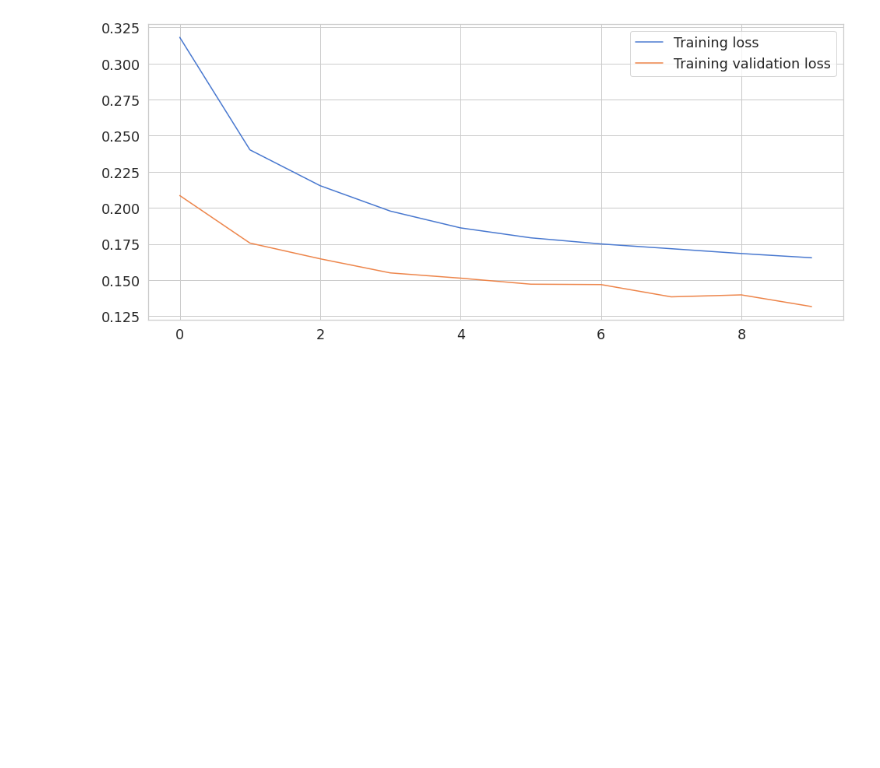
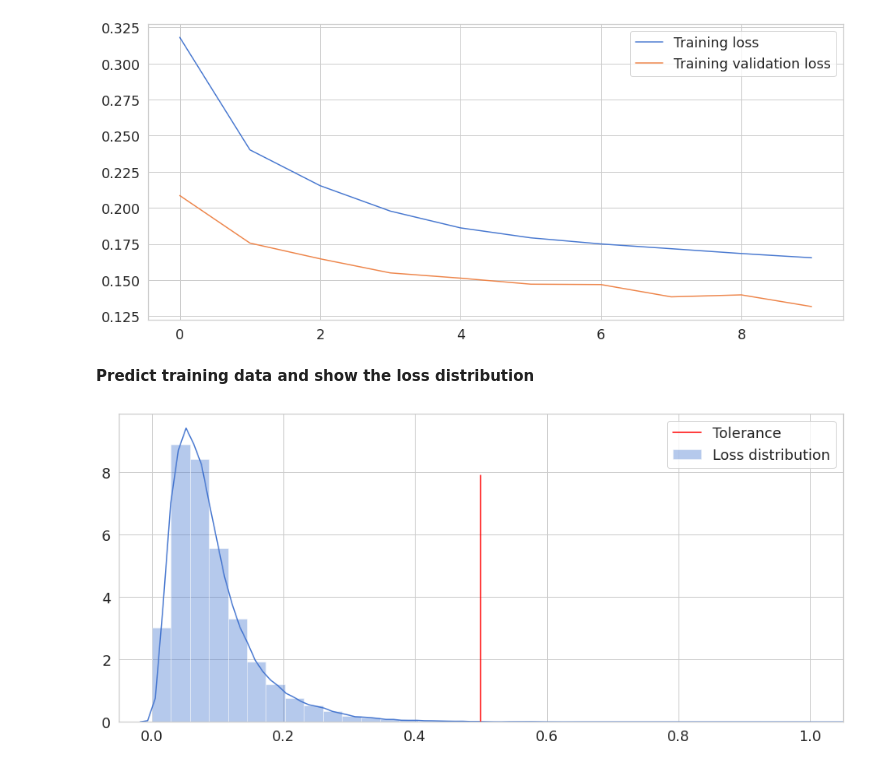
Before and after one commit to RadekBuczkowski/anomaly_detection, a Jupyter notebook: Untitled.ipynb, the cells around one changed output. Saved outputs shown, nothing was run; the diff lists cells and outputs as text; code cells hidden in the pictures; blank space fills up the shorter version.

```diff
--- a/Untitled.ipynb
+++ b/Untitled.ipynb
@@ -296,3 +296,69 @@ plt.legend()
 plt.show()
 # %% [output]
 [figure]
+# %% [markdown]
+**Predict training data and show the loss distribution**
+# %%
+# difference between each step and its immediate predecessor to get more
+# sensitivity to peaks (1=max) or flats (0=max)
+def StepDifference(data, peak_sensitivity=1.0):
+    result = data.copy()
+    for i in range(data.shape[0]):
+        for j in range(data.shape[1]):
+            result[i, j] -= (data[i, j - 1] if j > 0 else \
+                             (data[i - 1, 0] if i > 0 else 0.0)) * peak_sensitivity
+    return result
+
+
+# average every 3 consecutive steps to compensate for horizontal fluctuations
+# because of step quantization
+def StepAverage(data):
+    result = data.copy()
+    for i in range(data.shape[0]):
+        for j in range(data.shape[1]):
+            previous = data[i, j - 1] if j > 0 else \
+                        (data[i - 1, 0] if i > 0 else data[i, j])
+            next = data[i, j + 1] if j < data.shape[1] - 1 else 0.0
+            result[i, j] = (previous + data[i, j] * 2 + next) / (4.0
+                              if j < data.shape[1] - 1 else 3.0)
+    return result
+
+
+# predict future steps for each step in X_data, and calculate prediction loss
+# from the first predicted steps
+def PredictData(X_data, model, scaler, loss_step_count=ANOMALY_STEP_COUNT,
+                peak_sensitivity=ANOMALY_PEAK_SENSITIVITY):
+    # note: data right after prediction is 2D and lacks columns expected
+    # by scaler.inverse_transform
+    predicted = model.predict(X_data)
+    # pad with zeroes in place of the missing columns to make it 3D and get
+    # scaler.inverse_transform to work
+    predicted = np.pad(predicted, ((0, 0), (0, 0), (0, X_data.shape[2] - 1)))
+    # align predicted and real-life data by shifting real-life data to the left
+    X = StepAverage(StepDifference(X_data[loss_step_count:, -loss_step_count:, 0],
+                                   peak_sensitivity))
+    Y = StepAverage(StepDifference(predicted[:-loss_step_count, :loss_step_count, 0],
+                                   peak_sensitivity))
+    loss = np.sqrt(np.mean((X - Y)**2, axis=1))  # Root Mean Square Error
+    # make both returned arrays - predicted and loss - have same length and same (1D)
+    predicted = scaler.inverse_transform(predicted)[:, 0, 0]
+    loss = np.pad(loss, (0, loss_step_count))
+    return predicted, loss
+
+
+def PlotLossDistribution(loss, tolerance=ANOMALY_TOLERANCE):
+    sns.distplot(loss, bins=50, kde=True, label="Loss distribution")
+    plt.xlim(-0.05, 1.05)
+    plt.axvline(tolerance, 0, 0.8, color='red', label='Tolerance')
+    plt.legend()
+    plt.show()
+
+
+model = LoadModel(TRAIN_ON_COLUMNS[0])
+scaler = LoadScaler()
+
+_, loss = PredictData(X_train, model, scaler)
+
+PlotLossDistribution(loss)
+# %% [output]
+[figure, added]
```
Also changed, not shown: parts of 1 cell of this notebook.
